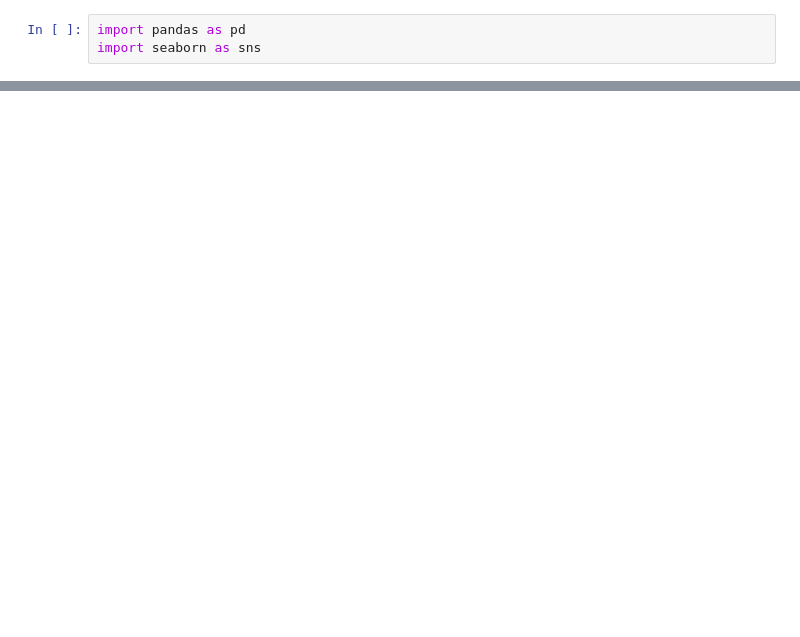
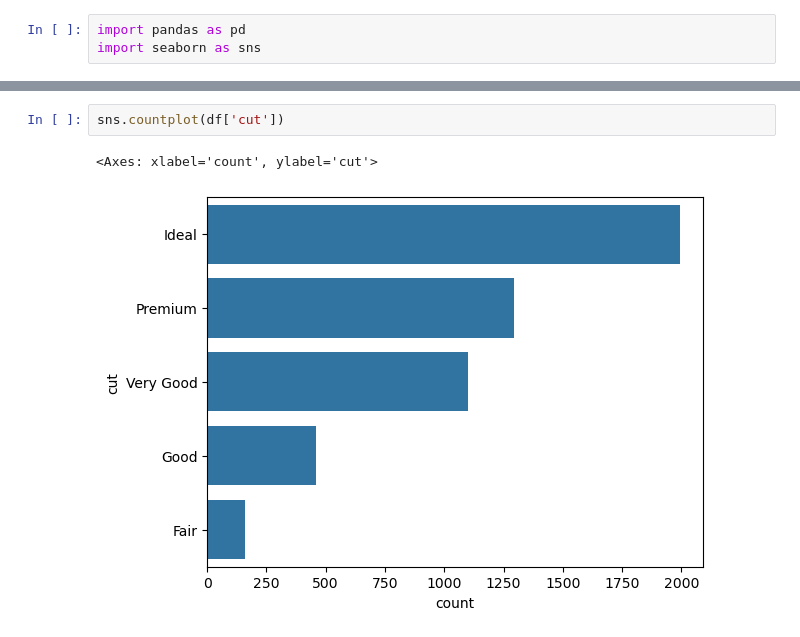
Before and after one commit to matiasmilla/xtream-ai-assignment-engineer, a Jupyter notebook: diamond_price_prediction.ipynb, the cells around one changed output, grey strips where cells are left out. Cells and saved outputs as stored; diff of their text form; blank space fills up the shorter version.

```diff
--- a/diamond_price_prediction.ipynb
+++ b/diamond_price_prediction.ipynb
@@ -21,0 +68,5 @@ df.head
+# %%
+sns.countplot(df['cut'])
+# %% [output]
+<Axes: xlabel='count', ylabel='cut'>
+[figure, added]
```
Also changed, not shown: parts of 16 cells of this notebook.
